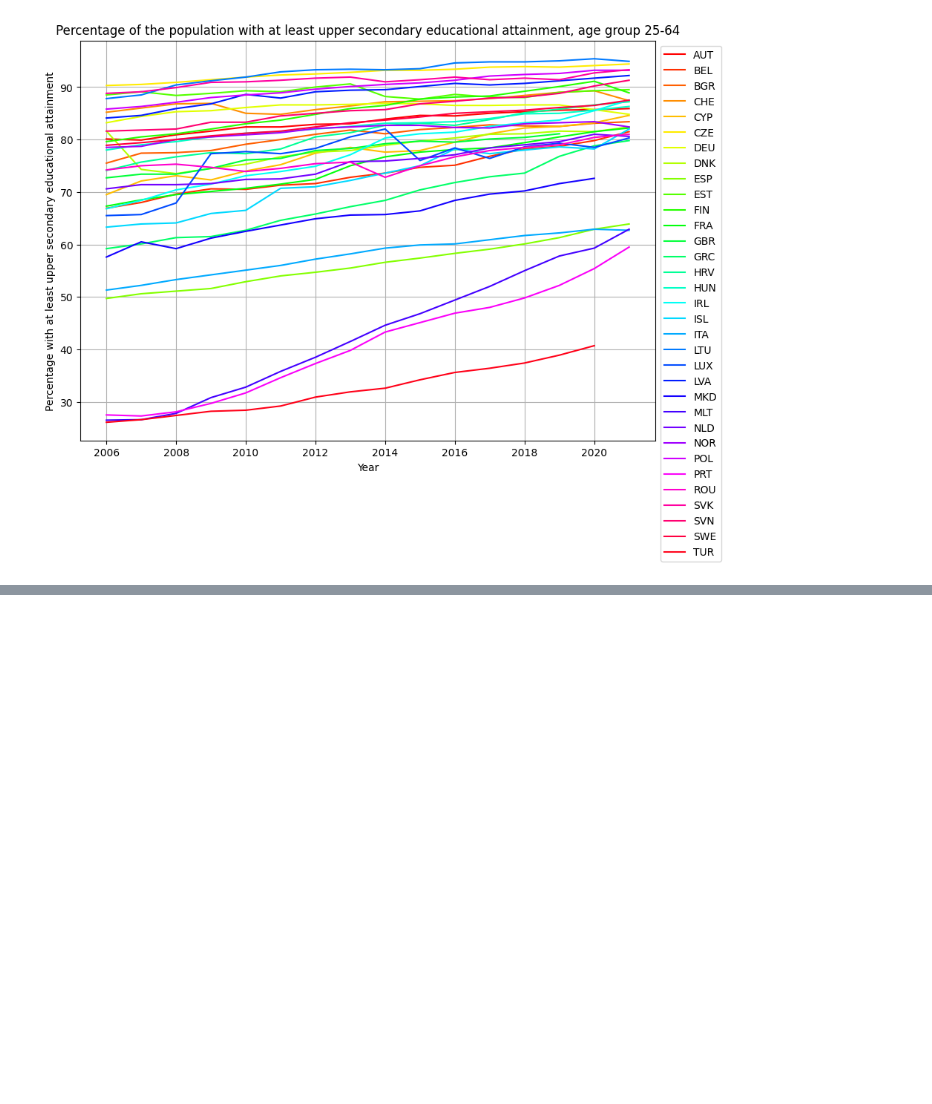
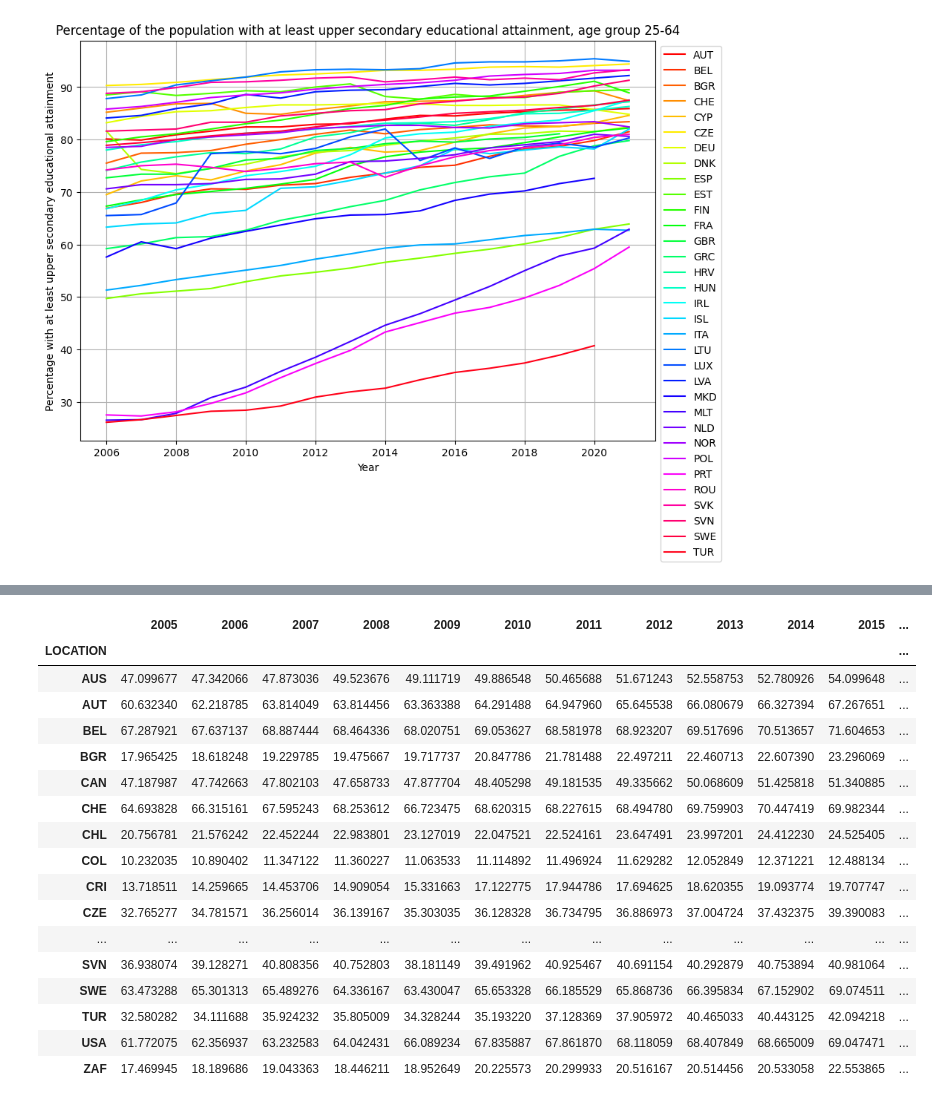
Before and after one commit to JoanneLin168/ADS-European-Productivity, a Jupyter notebook: Notebooks/Education.ipynb, the cells around one changed output, grey strips where cells are left out. Saved outputs shown, nothing was run; the diff lists cells and outputs as text; code cells hidden in the pictures; blank space fills up the shorter version.

```diff
--- a/Notebooks/Education.ipynb
+++ b/Notebooks/Education.ipynb
@@ -171,0 +166,21 @@ KeyError: 'GBR'
+# %%
+alignedProductivity
+# %% [output]
+|  | 2005 | 2006 | 2007 | 2008 | 2009 | 2010 | 2011 | 2012 | 2013 | 2014 | 2015 | ... |
+| LOCATION |  |  |  |  |  |  |  |  |  |  |  | ... |
+| AUS | 47.099677 | 47.342066 | 47.873036 | 49.523676 | 49.111719 | 49.886548 | 50.465688 | 51.671243 | 52.558753 | 52.780926 | 54.099648 | ... |
+| AUT | 60.632340 | 62.218785 | 63.814049 | 63.814456 | 63.363388 | 64.291488 | 64.947960 | 65.645538 | 66.080679 | 66.327394 | 67.267651 | ... |
+| BEL | 67.287921 | 67.637137 | 68.887444 | 68.464336 | 68.020751 | 69.053627 | 68.581978 | 68.923207 | 69.517696 | 70.513657 | 71.604653 | ... |
+| BGR | 17.965425 | 18.618248 | 19.229785 | 19.475667 | 19.717737 | 20.847786 | 21.781488 | 22.497211 | 22.460713 | 22.607390 | 23.296069 | ... |
+| CAN | 47.187987 | 47.742663 | 47.802103 | 47.658733 | 47.877704 | 48.405298 | 49.181535 | 49.335662 | 50.068609 | 51.425818 | 51.340885 | ... |
+| CHE | 64.693828 | 66.315161 | 67.595243 | 68.253612 | 66.723475 | 68.620315 | 68.227615 | 68.494780 | 69.759903 | 70.447419 | 69.982344 | ... |
+| CHL | 20.756781 | 21.576242 | 22.452244 | 22.983801 | 23.127019 | 22.047521 | 22.524161 | 23.647491 | 23.997201 | 24.412230 | 24.525405 | ... |
+| COL | 10.232035 | 10.890402 | 11.347122 | 11.360227 | 11.063533 | 11.114892 | 11.496924 | 11.629282 | 12.052849 | 12.371221 | 12.488134 | ... |
+| CRI | 13.718511 | 14.259665 | 14.453706 | 14.909054 | 15.331663 | 17.122775 | 17.944786 | 17.694625 | 18.620355 | 19.093774 | 19.707747 | ... |
+| CZE | 32.765277 | 34.781571 | 36.256014 | 36.139167 | 35.303035 | 36.128328 | 36.734795 | 36.886973 | 37.004724 | 37.432375 | 39.390083 | ... |
+| ... | ... | ... | ... | ... | ... | ... | ... | ... | ... | ... | ... | ... |
+| SVN | 36.938074 | 39.128271 | 40.808356 | 40.752803 | 38.181149 | 39.491962 | 40.925467 | 40.691154 | 40.292879 | 40.753894 | 40.981064 | ... |
+| SWE | 63.473288 | 65.301313 | 65.489276 | 64.336167 | 63.430047 | 65.653328 | 66.185529 | 65.868736 | 66.395834 | 67.152902 | 69.074511 | ... |
+| TUR | 32.580282 | 34.111688 | 35.924232 | 35.805009 | 34.328244 | 35.193220 | 37.128369 | 37.905972 | 40.465033 | 40.443125 | 42.094218 | ... |
+| USA | 61.772075 | 62.356937 | 63.232583 | 64.042431 | 66.089234 | 67.835887 | 67.861870 | 68.118059 | 68.407849 | 68.665009 | 69.047471 | ... |
+| ZAF | 17.469945 | 18.189686 | 19.043363 | 18.446211 | 18.952649 | 20.225573 | 20.299933 | 20.516167 | 20.514456 | 20.533058 | 22.553865 | ... |
```
Also changed, not shown: parts of 7 cells of this notebook.
